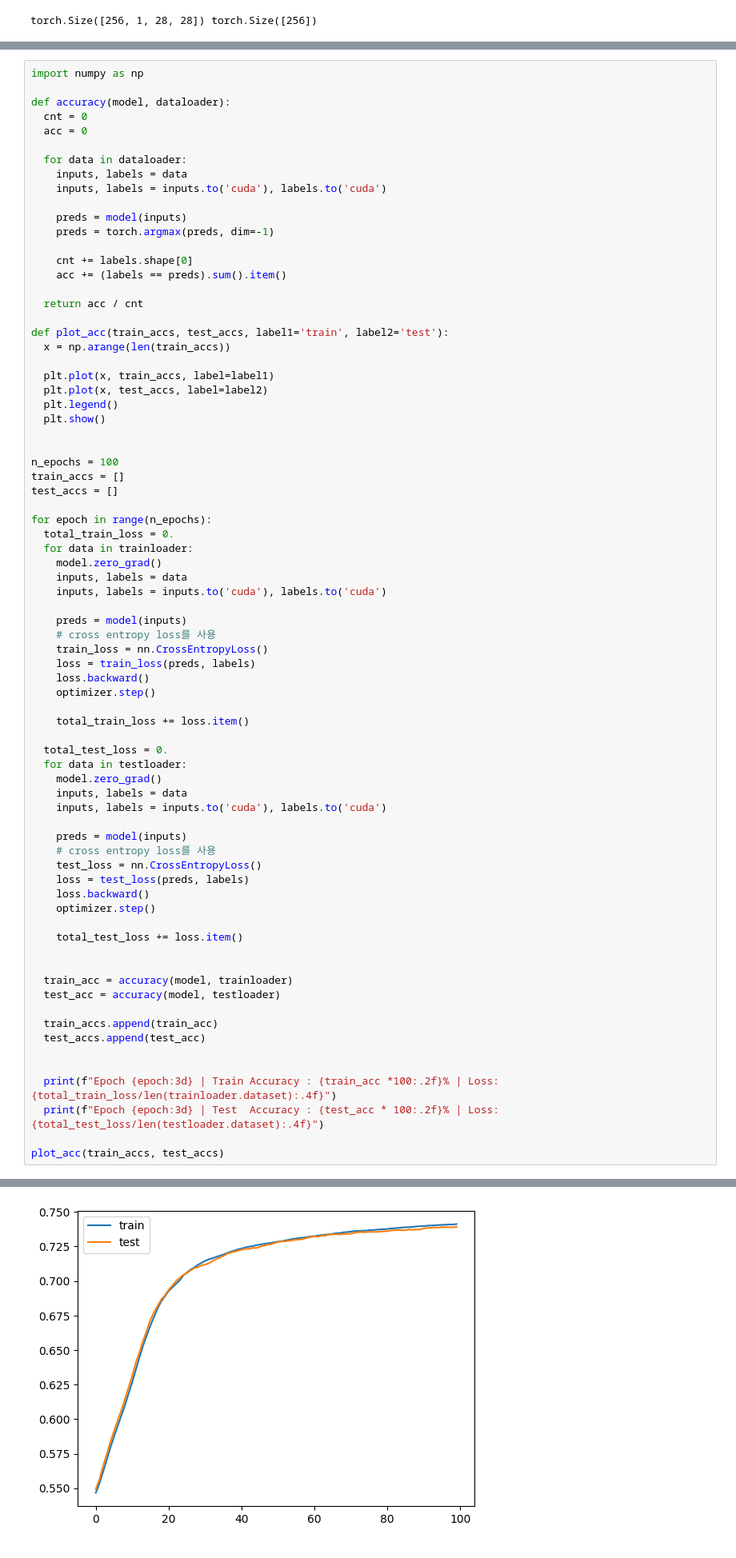
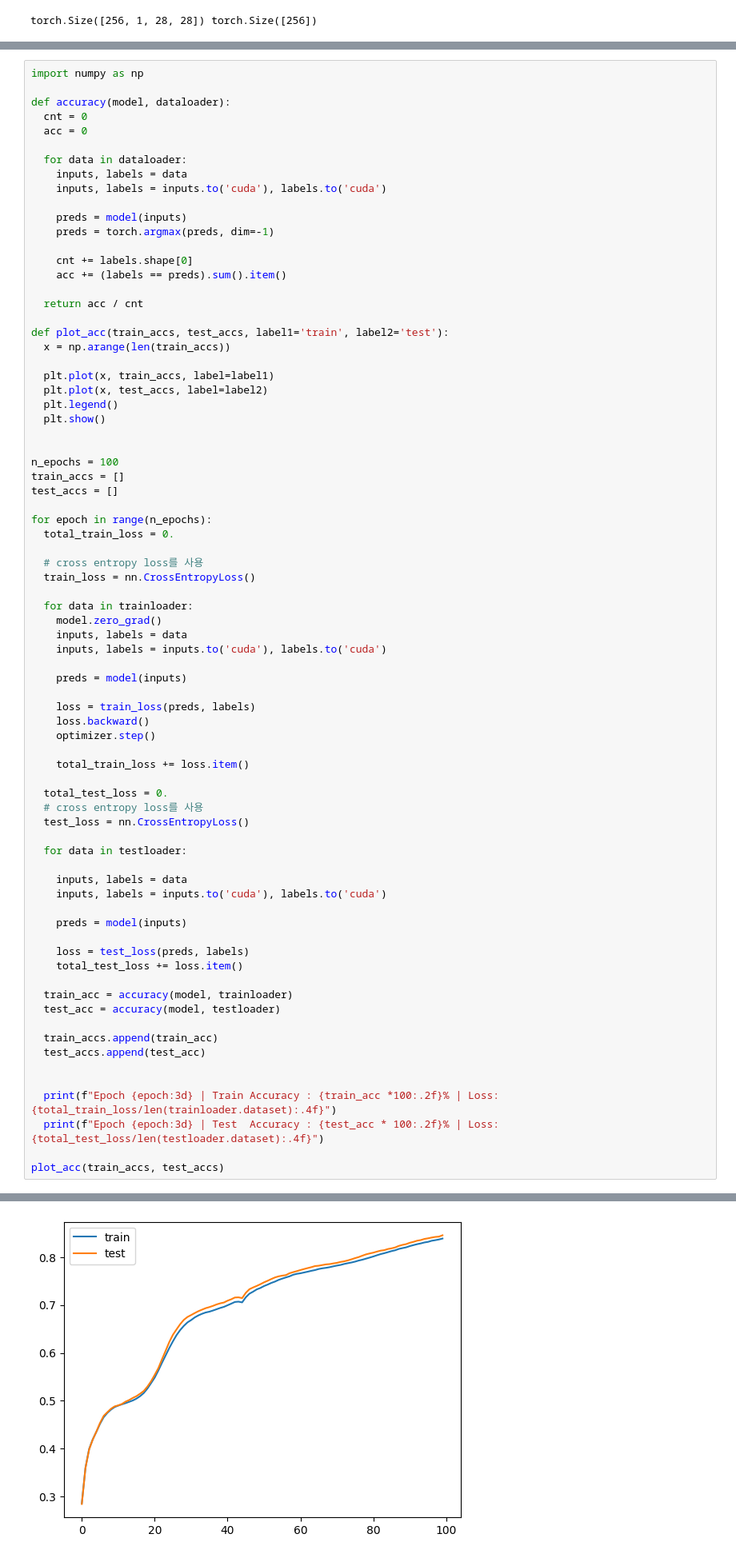
Before and after one commit to hanghae-plus-AI/AI-1-csn2506, a Jupyter notebook: week1/Chapter1-1_기본과제.ipynb, the cells around one changed output, grey strips where cells are left out. Shown at 80% size. Cells and saved outputs as stored; diff of their text form.

```diff
--- a/week1/Chapter1-1_기본과제.ipynb
+++ b/week1/Chapter1-1_기본과제.ipynb
@@ -211,14 +211,17 @@ test_accs = []
 
 for epoch in range(n_epochs):
   total_train_loss = 0.
+
+  # cross entropy loss를 사용
+  train_loss = nn.CrossEntropyLoss()
+
   for data in trainloader:
     model.zero_grad()
     inputs, labels = data
     inputs, labels = inputs.to('cuda'), labels.to('cuda')
 
     preds = model(inputs)
-    # cross entropy loss를 사용
-    train_loss = nn.CrossEntropyLoss()
+
     loss = train_loss(preds, labels)
     loss.backward()
     optimizer.step()
@@ -226,20 +229,18 @@ for epoch in range(n_epochs):
     total_train_loss += loss.item()
 
   total_test_loss = 0.
+  # cross entropy loss를 사용
+  test_loss = nn.CrossEntropyLoss()
+
   for data in testloader:
-    model.zero_grad()
+
     inputs, labels = data
     inputs, labels = inputs.to('cuda'), labels.to('cuda')
 
     preds = model(inputs)
-    # cross entropy loss를 사용
-    test_loss = nn.CrossEntropyLoss()
+
     loss = test_loss(preds, labels)
-    loss.backward()
-    optimizer.step()
-
     total_test_loss += loss.item()
-
 
   train_acc = accuracy(model, trainloader)
   test_acc = accuracy(model, testloader)
@@ -273 +274 @@ Epoch  99 | Test  Accuracy : 73.92% | Loss: 0.0031
-[figure, old version]
+[figure, new version]
```
Also changed, not shown: parts of 3 cells of this notebook, 1 other file.
